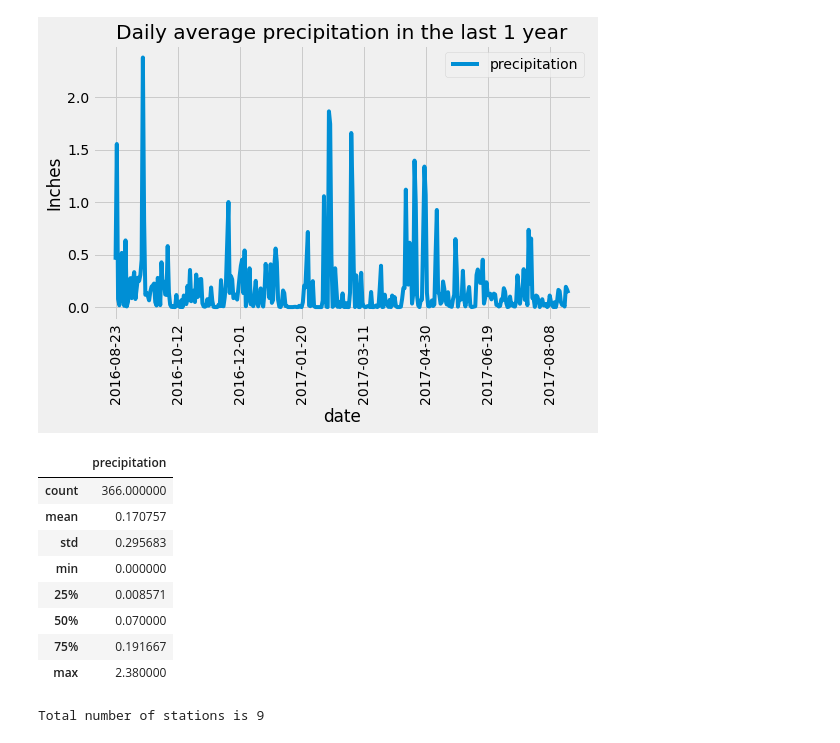
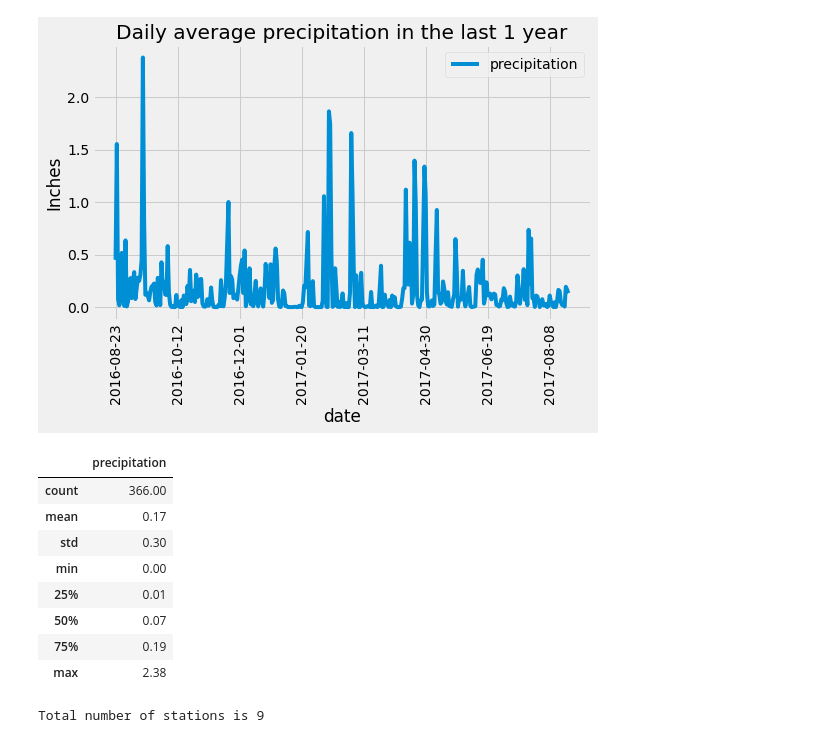
Before and after one commit to mmarange/sqlalchemy-challenge, a Jupyter notebook: 02-Case-Assignment/climate_starter.ipynb, the cells around one changed output. Saved outputs shown, nothing was run; the diff lists cells and outputs as text; code cells hidden in the pictures.

```diff
--- a/02-Case-Assignment/climate_starter.ipynb
+++ b/02-Case-Assignment/climate_starter.ipynb
@@ -103,18 +103,18 @@ plt.show()
 [figure]
 # %%
 # Use Pandas to calculate the summary statistics for the precipitation data
-summary_prec = prec_12.describe()
+summary_prec = prec_12.describe().round(2)
 summary_prec
 # %% [output]
 |  | precipitation |
-| count | 366.000000 |
-| mean | 0.170757 |
-| std | 0.295683 |
-| min | 0.000000 |
-| 25% | 0.008571 |
-| 50% | 0.070000 |
-| 75% | 0.191667 |
-| max | 2.380000 |
+| count | 366.00 |
+| mean | 0.17 |
+| std | 0.30 |
+| min | 0.00 |
+| 25% | 0.01 |
+| 50% | 0.07 |
+| 75% | 0.19 |
+| max | 2.38 |
 # %%
 # Design a query to show how many stations are available in this dataset?
 query = '''SELECT
```
Also changed, not shown: parts of 10 cells of this notebook, 1 other file.
